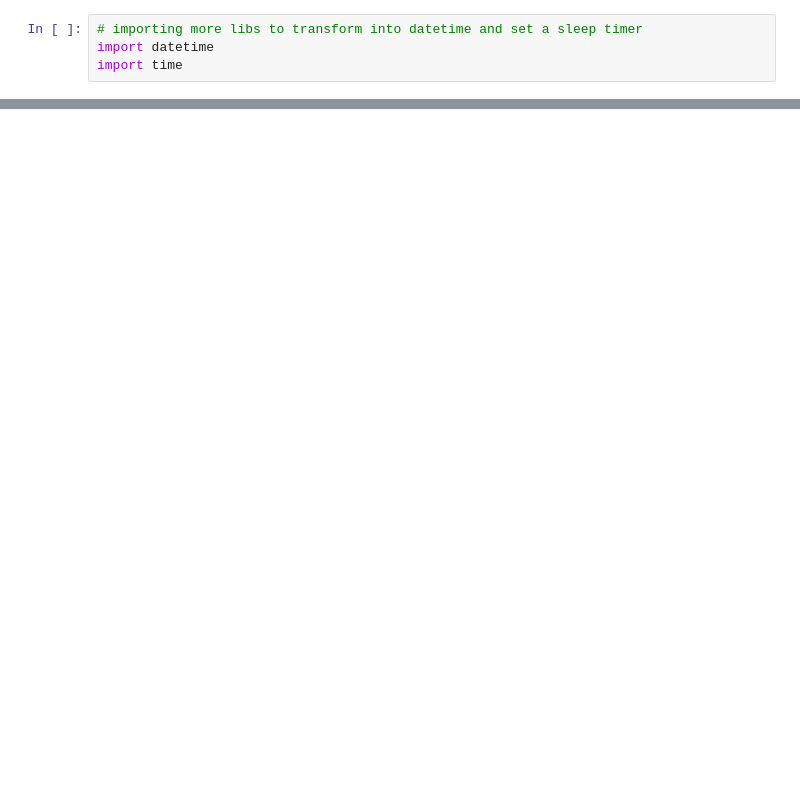
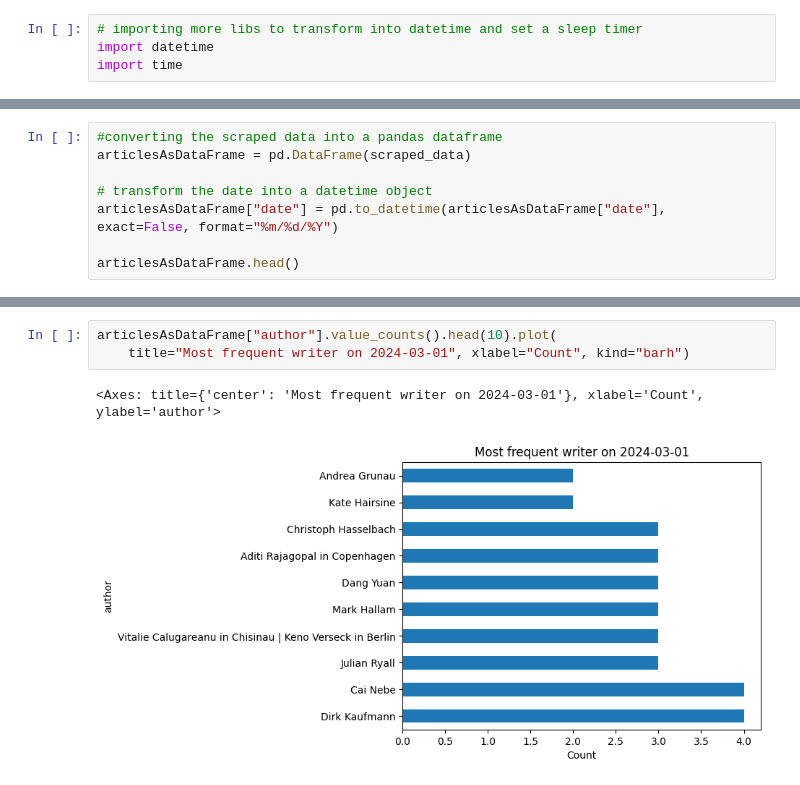
Before and after one commit to MartinDieCooleSocke420/sem2_social_media_analytics, a Jupyter notebook: weekly/01_problemset/experiment.ipynb, the cells around one changed output, grey strips where cells are left out. Cells and saved outputs as stored; diff of their text form; blank space fills up the shorter version.

```diff
--- a/weekly/01_problemset/experiment.ipynb
+++ b/weekly/01_problemset/experiment.ipynb
@@ -349,0 +206,8 @@ Name: related_topics, dtype: object
+# %%
+#converting the scraped data into a pandas dataframe
+articlesAsDataFrame = pd.DataFrame(scraped_data)
+
+# transform the date into a datetime object
+articlesAsDataFrame["date"] = pd.to_datetime(articlesAsDataFrame["date"], exact=False, format="%m/%d/%Y")
+
+articlesAsDataFrame.head()
@@ -349,0 +221,6 @@ Name: related_topics, dtype: object
+# %%
+articlesAsDataFrame["author"].value_counts().head(10).plot(
+    title="Most frequent writer on 2024-03-01", xlabel="Count", kind="barh")
+# %% [output]
+<Axes: title={'center': 'Most frequent writer on 2024-03-01'}, xlabel='Count', ylabel='author'>
+[figure, added]
```
Also changed, not shown: parts of 12 cells of this notebook.
